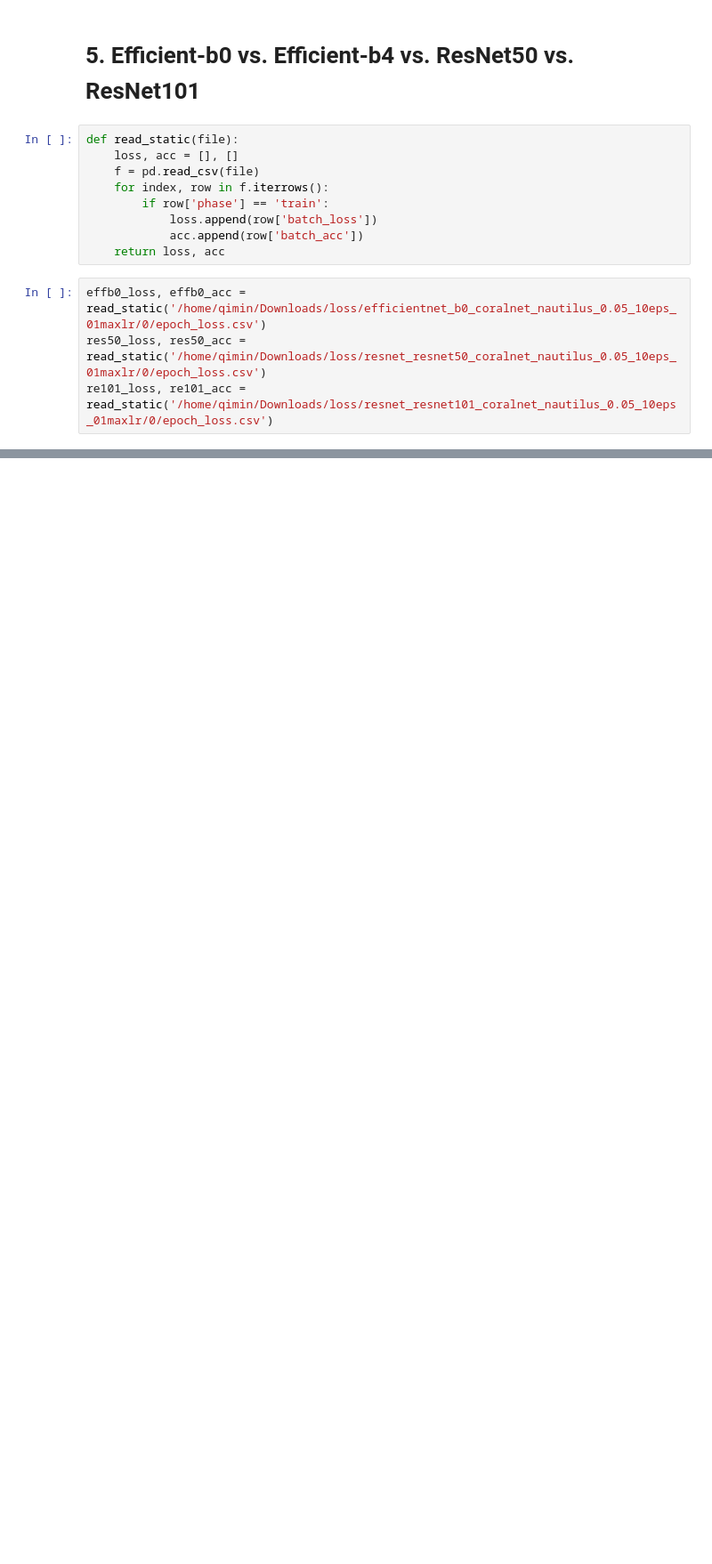
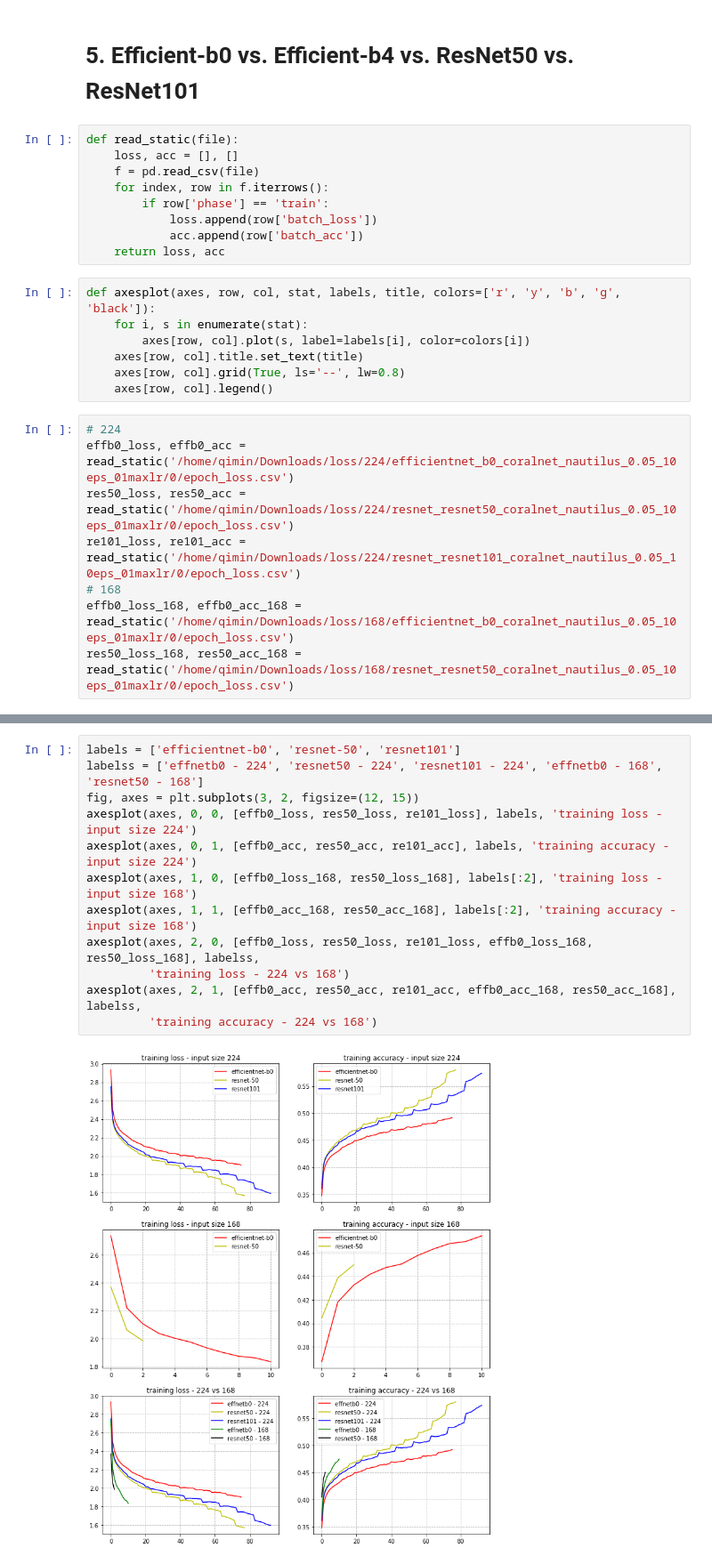
Before and after one commit to qiminchen/CoralNet, a Jupyter notebook: test_eval.ipynb, the cells around one changed output, grey strips where cells are left out. Shown at 89% size. Drawn from its saved outputs; the diff is of its cells as text; blank space fills up the shorter version.

```diff
--- a/test_eval.ipynb
+++ b/test_eval.ipynb
@@ -229,7 +234,18 @@ def read_static(file):
             loss.append(row['batch_loss'])
             acc.append(row['batch_acc'])
     return loss, acc
+# %%
+def axesplot(axes, row, col, stat, labels, title, colors=['r', 'y', 'b', 'g', 'black']):
+    for i, s in enumerate(stat):
+        axes[row, col].plot(s, label=labels[i], color=colors[i])
+    axes[row, col].title.set_text(title)
+    axes[row, col].grid(True, ls='--', lw=0.8)
+    axes[row, col].legend()
 # %%
-effb0_loss, effb0_acc = read_static('/home/qimin/Downloads/loss/efficientnet_b0_coralnet_nautilus_0.05_10eps_01maxlr/0/epoch_loss.csv')
-res50_loss, res50_acc = read_static('/home/qimin/Downloads/loss/resnet_resnet50_coralnet_nautilus_0.05_10eps_01maxlr/0/epoch_loss.csv')
-re101_loss, re101_acc = read_static('/home/qimin/Downloads/loss/resnet_resnet101_coralnet_nautilus_0.05_10eps_01maxlr/0/epoch_loss.csv')
+# 224
+effb0_loss, effb0_acc = read_static('/home/qimin/Downloads/loss/224/efficientnet_b0_coralnet_nautilus_0.05_10eps_01maxlr/0/epoch_loss.csv')
+res50_loss, res50_acc = read_static('/home/qimin/Downloads/loss/224/resnet_resnet50_coralnet_nautilus_0.05_10eps_01maxlr/0/epoch_loss.csv')
+re101_loss, re101_acc = read_static('/home/qimin/Downloads/loss/224/resnet_resnet101_coralnet_nautilus_0.05_10eps_01maxlr/0/epoch_loss.csv')
+# 168
+effb0_loss_168, effb0_acc_168 = read_static('/home/qimin/Downloads/loss/168/efficientnet_b0_coralnet_nautilus_0.05_10eps_01maxlr/0/epoch_loss.csv')
+res50_loss_168, res50_acc_168 = read_static('/home/qimin/Downloads/loss/168/resnet_resnet50_coralnet_nautilus_0.05_10eps_01maxlr/0/epoch_loss.csv')
@@ -250,0 +252,14 @@ plt.show()
+# %%
+labels = ['efficientnet-b0', 'resnet-50', 'resnet101']
+labelss = ['effnetb0 - 224', 'resnet50 - 224', 'resnet101 - 224', 'effnetb0 - 168', 'resnet50 - 168']
+fig, axes = plt.subplots(3, 2, figsize=(12, 15))
+axesplot(axes, 0, 0, [effb0_loss, res50_loss, re101_loss], labels, 'training loss - input size 224')
+axesplot(axes, 0, 1, [effb0_acc, res50_acc, re101_acc], labels, 'training accuracy - input size 224')
+axesplot(axes, 1, 0, [effb0_loss_168, res50_loss_168], labels[:2], 'training loss - input size 168')
+axesplot(axes, 1, 1, [effb0_acc_168, res50_acc_168], labels[:2], 'training accuracy - input size 168')
+axesplot(axes, 2, 0, [effb0_loss, res50_loss, re101_loss, effb0_loss_168, res50_loss_168], labelss,
+         'training loss - 224 vs 168')
+axesplot(axes, 2, 1, [effb0_acc, res50_acc, re101_acc, effb0_acc_168, res50_acc_168], labelss,
+         'training accuracy - 224 vs 168')
+# %% [output]
+[figure, added]
```
Also changed, not shown: parts of 10 cells of this notebook.
